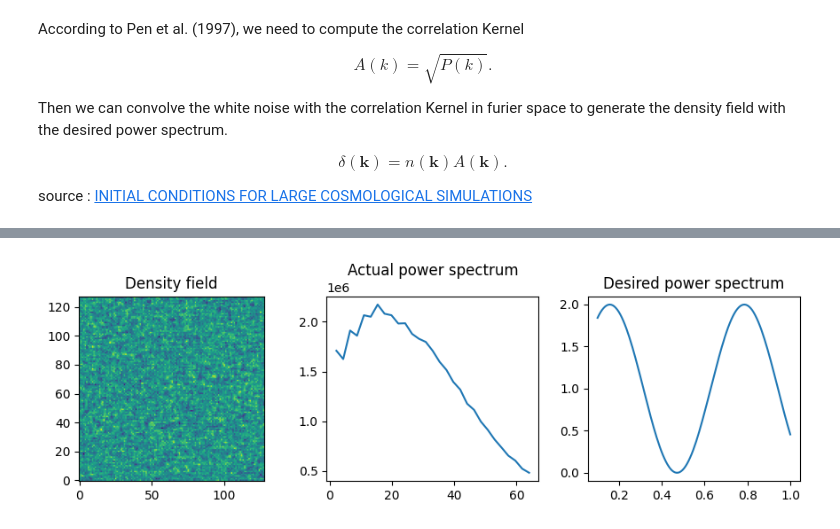
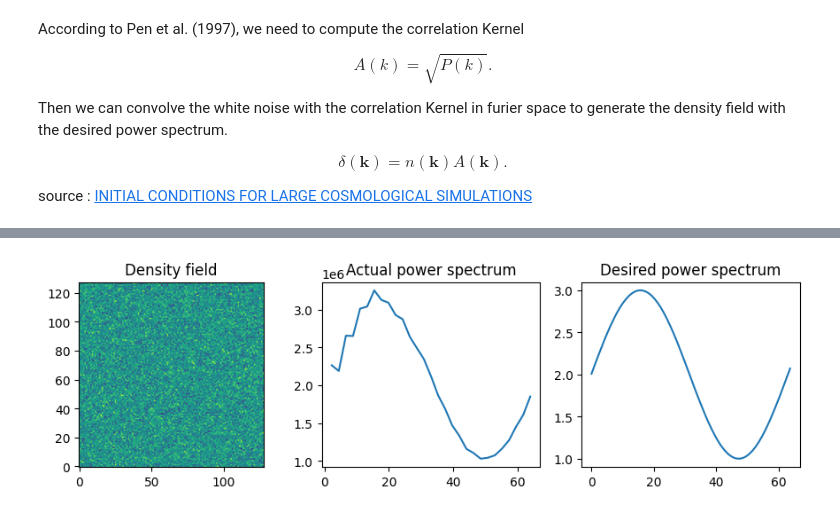
Before and after one commit to andrinr/IC-prediction, a Jupyter notebook: src/ic.ipynb, the cells around one changed output, grey strips where cells are left out. Cells and saved outputs as stored; diff of their text form; code cells hidden in the pictures.

```diff
--- a/src/ic.ipynb
+++ b/src/ic.ipynb
@@ -22,15 +22,15 @@ power_spectrum = an.PowerSpectrum(N = n_grid, n_bins=30)
 k, Pk = power_spectrum(delta)
 
 # lets define a desired power spectrum
-k_desired = jnp.linspace(0.1, 1.0, n_grid)
-Pk_desired = (jnp.sin(k_desired * 10) + 1)
+k_desired = jnp.linspace(0.1, n_grid, n_grid)
+Pk_desired = (jnp.sin(k_desired * 0.1) + 2)
 
 fig, (ax1, ax2, ax3) = plt.subplots(1, 3, figsize=(9, 3))
 ax1.imshow(delta[n_grid//2], origin='lower')
 ax1.set_title('Density field')
 ax2.plot(k, Pk)
 ax2.set_title('Actual power spectrum')
-ax3.plot(k_desired, Pk_desired)
+ax3.plot(k_desired[:n_grid_half], Pk_desired[:n_grid_half])
 ax3.set_title('Desired power spectrum')
 
 plt.tight_layout()
@@ -65,15 +65,13 @@ index_grid = index_grid.astype(jnp.int32)
 # assign the values
 Ax = Ax_lin.at[index_grid].get()
 
-
-# plot the correlations kernel
-fig, ax = plt.subplots()
-ax.imshow(Ax[n_grid_half], origin='lower')
-ax.set_title('Correlation Kernel')
-
 # transform to fourier space
 delta_k = jnp.fft.fftn(delta)
+# shift
+delta_k = jnp.fft.fftshift(delta_k)
 # apply correlation kernel
-delta_k = delta_k * Ax
+delta_k_corr = delta_k * Ax
+# shift back
+delta_k_corr = jnp.fft.ifftshift(delta_k_corr)
 # transform back to real space
-delta = jnp.fft.ifftn(delta_k).real
+delta_corr = jnp.fft.ifftn(delta_k_corr).real
@@ -82,14 +97,14 @@ delta = jnp.fft.ifftn(delta_k).real
 # %%
-k, Pk = power_spectrum(delta)
+k, Pk = power_spectrum(delta_corr)
 
 fig, (ax1, ax2, ax3) = plt.subplots(1, 3, figsize=(9, 3))
-ax1.imshow(delta[n_grid_half], origin='lower')
+ax1.imshow(delta_corr[n_grid_half], origin='lower')
 ax1.set_title('Density field')
 ax2.plot(k, Pk)
 ax2.set_title('Actual power spectrum')
-ax3.plot(k_desired, Pk_desired)
+ax3.plot(k_desired[:n_grid_half], Pk_desired[:n_grid_half])
 ax3.set_title('Desired power spectrum')
 
 plt.tight_layout()
 # %% [output]
-[figure, old version]
+[figure, new version]
```
Also changed, not shown: parts of 3 cells of this notebook.
